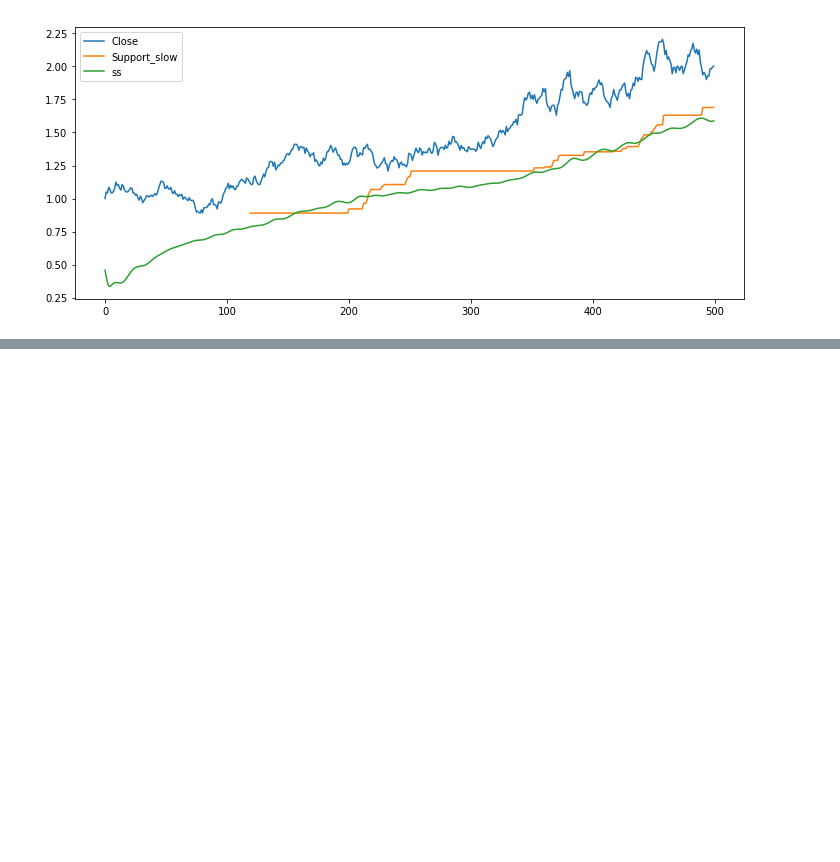
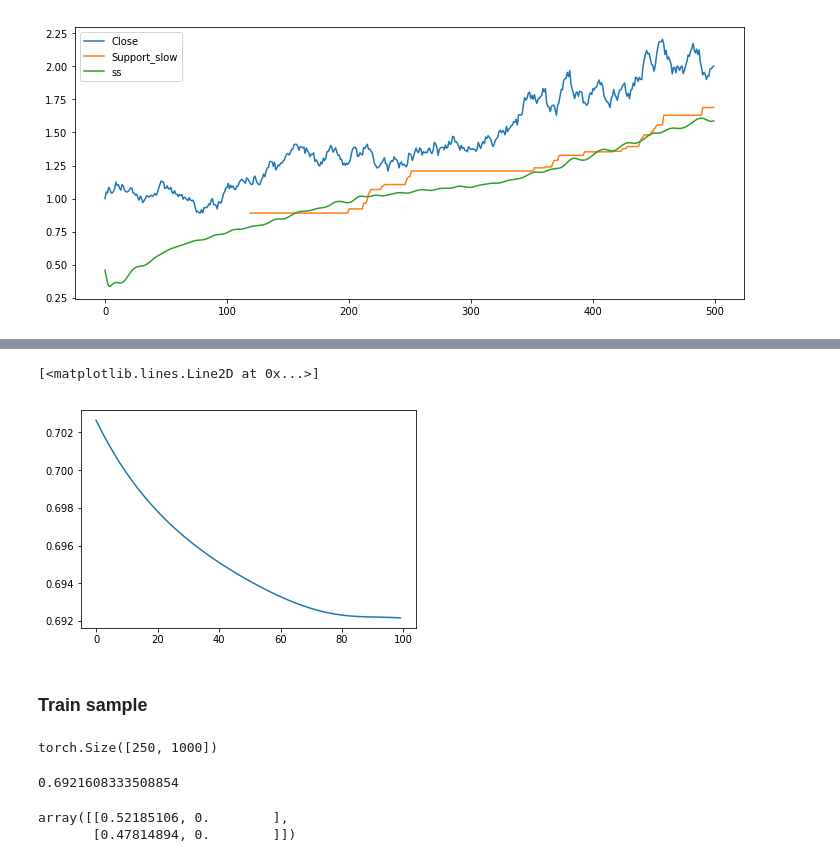
Before and after one commit to peerchen/trend-following-1, a Jupyter notebook: Time Series Prediction Example.ipynb, the cells around one changed output, grey strips where cells are left out. Saved outputs shown, nothing was run; the diff lists cells and outputs as text; code cells hidden in the pictures; blank space fills up the shorter version.

```diff
--- a/Time Series Prediction Example.ipynb
+++ b/Time Series Prediction Example.ipynb
@@ -676,0 +863,10 @@ res_j[['Close', 'Support_slow', 'ss']].plot(figsize=(12, 5));
+# %%
+warmup = 60
+
+def loss_fun(y_hat, y_true):
+    return torch.mean(- y_true * y_hat.log() - \
+              (1 - y_true) * (1 - y_hat).log())
+
+def criterion(y_hat, y_true, warmup=90):
+    loss = loss_fun(y_hat[:, warmup:, :], y_true[:, warmup:, :])
+    return loss
@@ -676,0 +879,25 @@ res_j[['Close', 'Support_slow', 'ss']].plot(figsize=(12, 5));
+# %%
+losses = []
+# %%
+optimizer = optim.Adam(seq.parameters(), lr=1e-3)
+# %%
+for i in tqdm_notebook(range(100), desc='Epoch:'):
+
+    def closure():
+        optimizer.zero_grad()
+        out = seq(inputs).unsqueeze(2)
+        loss = criterion(out, targets)
+        losses.append(loss.detach().numpy())
+        loss.backward()
+        return loss
+    optimizer.step(closure)
+
+    if i % 10 == 0:
+        print('i: ', i, ', loss: ', losses[-1], sep='')
+    # begin to predict, no need to track gradient here
+#     with torch.no_grad():
+#         future = 1000
+#         pred = seq(test_input, future=future)
+#         loss = criterion(pred[:, :-future], test_target)
+#         print('test loss:', loss.item())
+#         y = pred.detach().numpy()
@@ -676,0 +916,7 @@ res_j[['Close', 'Support_slow', 'ss']].plot(figsize=(12, 5));
+# %%
+plt.plot(np.array(losses))
+# %% [output]
+[<matplotlib.lines.Line2D at 0x...>]
+[figure, added]
+# %% [markdown]
+### Train sample
@@ -676,0 +925,10 @@ res_j[['Close', 'Support_slow', 'ss']].plot(figsize=(12, 5));
+# %%
+with torch.no_grad():
+    out = seq(inputs)
+out.size()
+# %% [output]
+torch.Size([250, 1000])
+# %%
+criterion(out.unsqueeze(dim=2), targets).item()
+# %% [output]
+0.6921608333508854
@@ -676,0 +940,5 @@ res_j[['Close', 'Support_slow', 'ss']].plot(figsize=(12, 5));
+# %%
+confusion_matrix(y_true.flatten(), y_pred.flatten()) / len(y_true.flatten())
+# %% [output]
+array([[0.52185106, 0.        ],
+       [0.47814894, 0.        ]])
```
Also changed, not shown: parts of 35 cells of this notebook.
